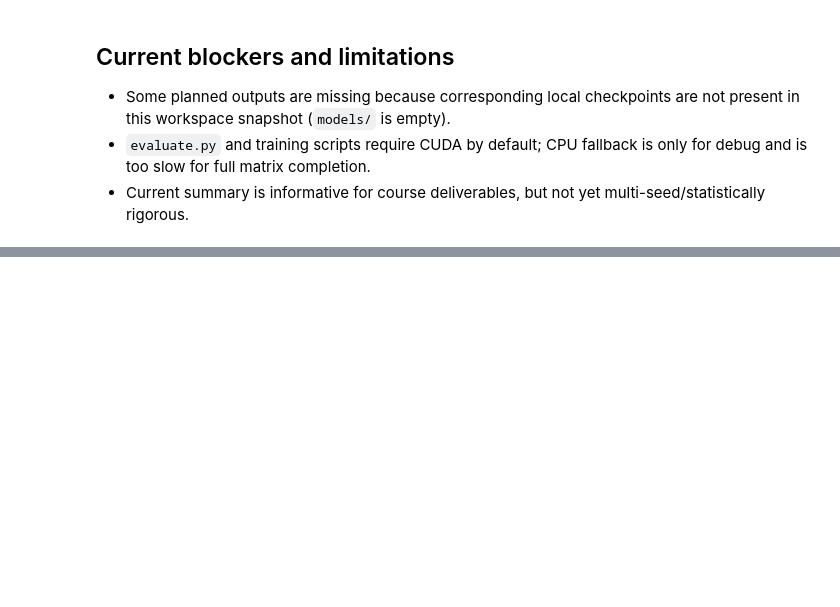
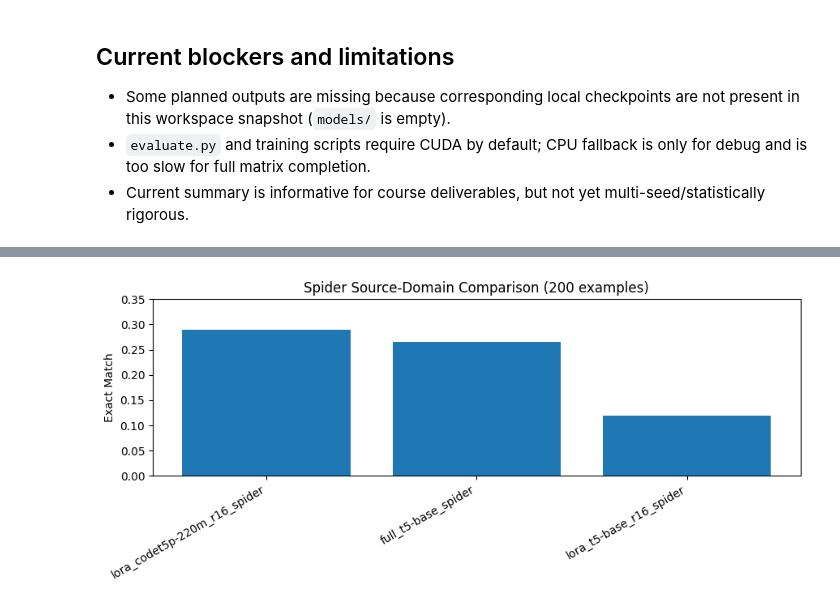
Before and after one commit to stanzixinwan/nba-text2sql, a Jupyter notebook: notebooks/exploration.ipynb, the cells around one changed output, grey strips where cells are left out. Cells and saved outputs as stored; diff of their text form; code cells hidden in the pictures; blank space fills up the shorter version.

```diff
--- a/notebooks/exploration.ipynb
+++ b/notebooks/exploration.ipynb
@@ -130,0 +135,3 @@ missing[missing["status"] == "missing"]
+# %%
+spider = pd.read_csv(EVAL_DIR / "spider_summary.csv")
+spider
@@ -130,0 +143,11 @@ missing[missing["status"] == "missing"]
+# %%
+plt.figure(figsize=(9, 4))
+plt.bar(spider["run"], spider["exact_acc"])
+plt.xticks(rotation=30, ha="right")
+plt.ylabel("Exact Match")
+plt.title("Spider Source-Domain Comparison (200 examples)")
+plt.ylim(0, max(0.35, spider["exact_acc"].max() + 0.05))
+plt.tight_layout()
+plt.show()
+# %% [output]
+[figure, added]
```
Also changed, not shown: parts of 3 cells of this notebook, 5 other files.
